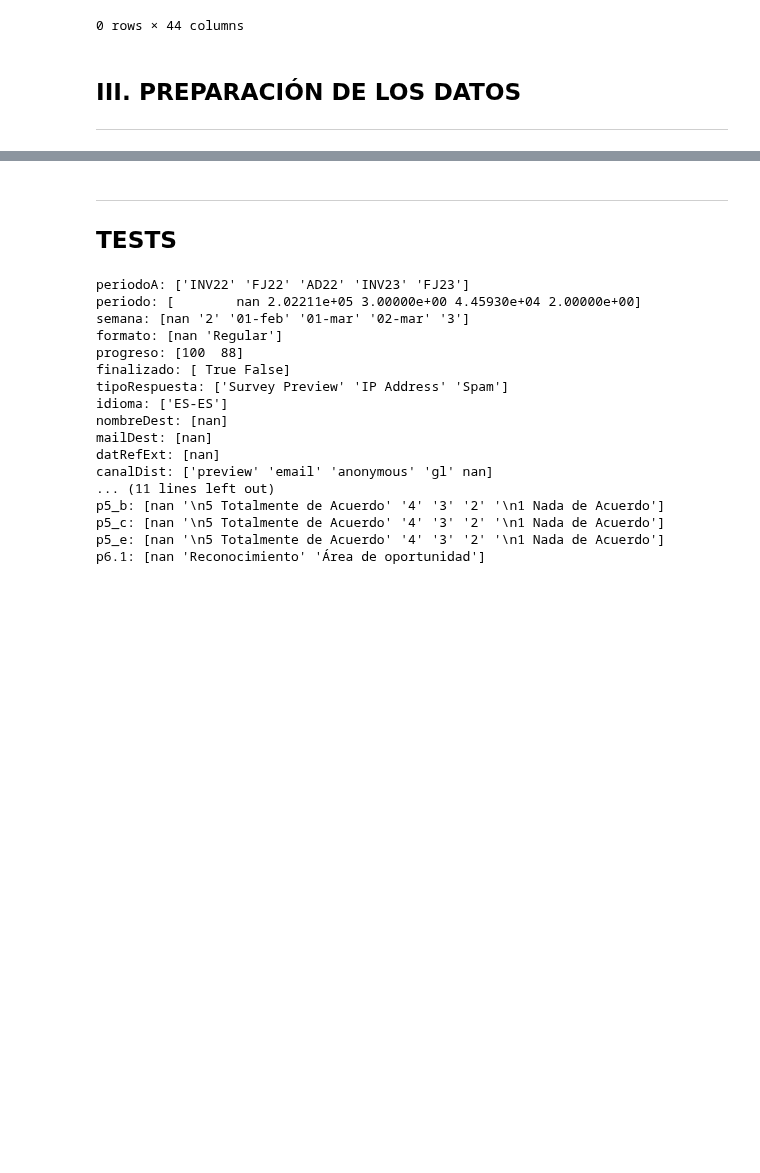
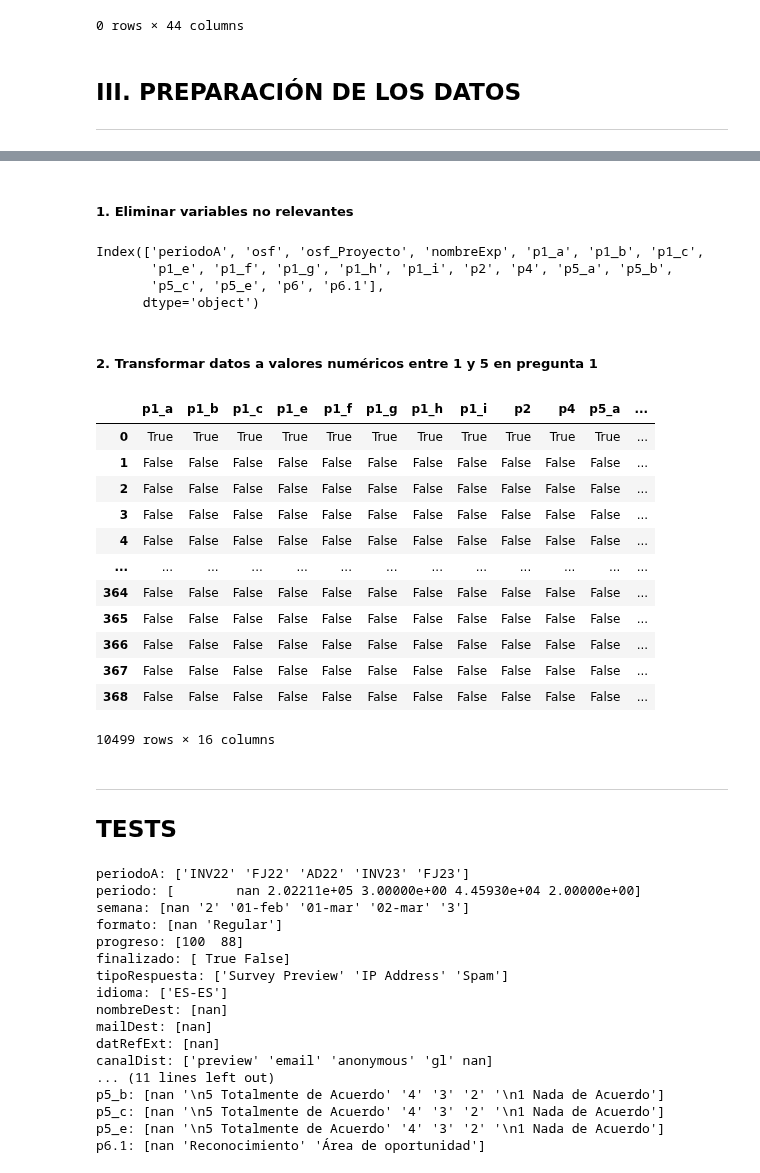
Before and after one commit to EstebanPerez25/ACD-Modelo_predictivo_de_satisfacion, a Jupyter notebook: Modelo_predictivo_de_satisfacción.ipynb, the cells around one changed output, grey strips where cells are left out. Cells and saved outputs as stored; diff of their text form; code cells hidden in the pictures; blank space fills up the shorter version.

```diff
--- a/Modelo_predictivo_de_satisfacción.ipynb
+++ b/Modelo_predictivo_de_satisfacción.ipynb
@@ -537,0 +537,2 @@ Nivel de satisfacción de los alumnos en su experiencia con una OSF.
+# %%
+df_l.drop(['progreso', 'duracion', 'formato', 'idioma', 'p3'], axis=1, inplace=True)
@@ -537,0 +541,2 @@ Nivel de satisfacción de los alumnos en su experiencia con una OSF.
+# %%
+df_l.drop(['nombreDest', 'mailDest', 'datRefExt'], axis=1, inplace=True)
@@ -538,3 +545,37 @@ Nivel de satisfacción de los alumnos en su experiencia con una OSF.
+# %%
+df_t = df_l.copy()
+# %% [markdown]
+##### 1. Eliminar variables no relevantes
+# %%
+df_t.drop(['latitud', 'longitud', 'periodo', 'semana',
+           'finalizado', 'tipoRespuesta', 'canalDist', 'crn',
+           'fechaInicio', 'fechaFin', 'fechaRegistrada', 'id',
+           'idRespuesta', 'ip', 'matricula', 'apellidoDest'], axis=1, inplace=True)
+# %%
+df_t.columns
+# %% [output]
+Index(['periodoA', 'osf', 'osf_Proyecto', 'nombreExp', 'p1_a', 'p1_b', 'p1_c',
+       'p1_e', 'p1_f', 'p1_g', 'p1_h', 'p1_i', 'p2', 'p4', 'p5_a', 'p5_b',
+       'p5_c', 'p5_e', 'p6', 'p6.1'],
+      dtype='object')
+# %% [markdown]
+##### 2. Transformar datos a valores numéricos entre 1 y 5 en pregunta 1
+# %%
+df_t[df_t.columns[4:]].isna()
+# %% [output]
+|  | p1_a | p1_b | p1_c | p1_e | p1_f | p1_g | p1_h | p1_i | p2 | p4 | p5_a | ... |
+| 0 | True | True | True | True | True | True | True | True | True | True | True | ... |
+| 1 | False | False | False | False | False | False | False | False | False | False | False | ... |
+| 2 | False | False | False | False | False | False | False | False | False | False | False | ... |
+| 3 | False | False | False | False | False | False | False | False | False | False | False | ... |
+| 4 | False | False | False | False | False | False | False | False | False | False | False | ... |
+| ... | ... | ... | ... | ... | ... | ... | ... | ... | ... | ... | ... | ... |
+| 364 | False | False | False | False | False | False | False | False | False | False | False | ... |
+| 365 | False | False | False | False | False | False | False | False | False | False | False | ... |
+| 366 | False | False | False | False | False | False | False | False | False | False | False | ... |
+| 367 | False | False | False | False | False | False | False | False | False | False | False | ... |
+| 368 | False | False | False | False | False | False | False | False | False | False | False | ... |
+10499 rows × 16 columns
 # %% [markdown]
 ---
 ## TESTS
```
Also changed, not shown: parts of 6 cells of this notebook.
